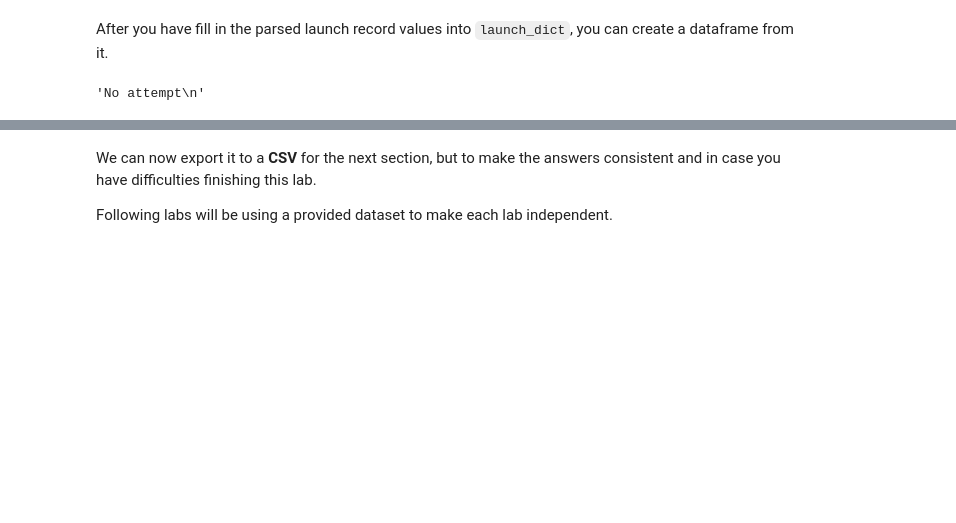
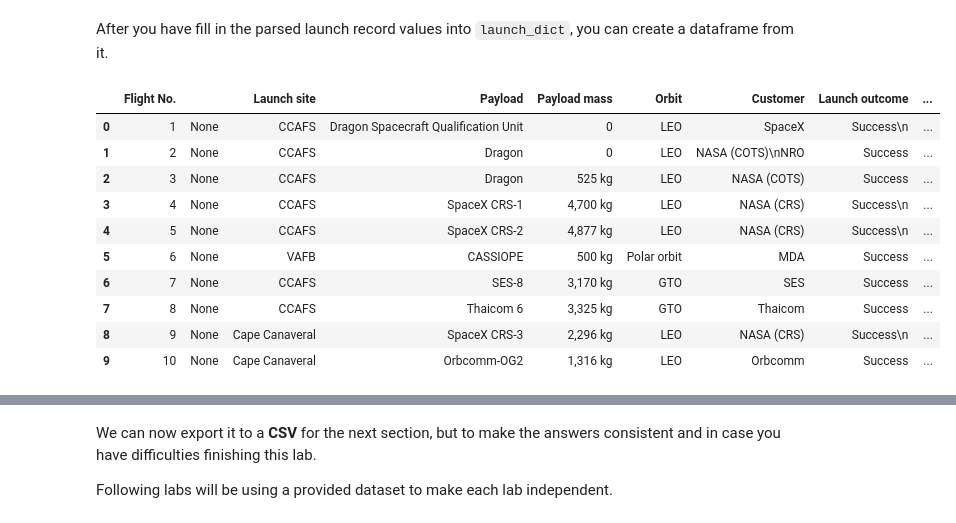
Before and after one commit to vitoraugusto1993/Coursera-courses, a Jupyter notebook: Applied Data Science Capstone/2-data-collection-with-web-scraping-lab.ipynb, the cells around one changed output, grey strips where cells are left out. Saved outputs shown, nothing was run; the diff lists cells and outputs as text; code cells hidden in the pictures; blank space fills up the shorter version.

```diff
--- a/Applied Data Science Capstone/2-data-collection-with-web-scraping-lab.ipynb
+++ b/Applied Data Science Capstone/2-data-collection-with-web-scraping-lab.ipynb
@@ -357,6 +357,16 @@ for table_number,table in enumerate(soup.find_all('table',"wikitable plainrowhea
 After you have fill in the parsed launch record values into `launch_dict`, you can create a dataframe from it.
 # %%
 df=pd.DataFrame(launch_dict)
-df.loc[2, "Booster landing"]
+df.head(10)
 # %% [output]
-'No attempt\n'
+|  | Flight No. |  | Launch site | Payload | Payload mass | Orbit | Customer | Launch outcome | ... |
+| 0 | 1 | None | CCAFS | Dragon Spacecraft Qualification Unit | 0 | LEO | SpaceX | Success\n | ... |
+| 1 | 2 | None | CCAFS | Dragon | 0 | LEO | NASA (COTS)\nNRO | Success | ... |
+| 2 | 3 | None | CCAFS | Dragon | 525 kg | LEO | NASA (COTS) | Success | ... |
+| 3 | 4 | None | CCAFS | SpaceX CRS-1 | 4,700 kg | LEO | NASA (CRS) | Success\n | ... |
+| 4 | 5 | None | CCAFS | SpaceX CRS-2 | 4,877 kg | LEO | NASA (CRS) | Success\n | ... |
+| 5 | 6 | None | VAFB | CASSIOPE | 500 kg | Polar orbit | MDA | Success | ... |
+| 6 | 7 | None | CCAFS | SES-8 | 3,170 kg | GTO | SES | Success | ... |
+| 7 | 8 | None | CCAFS | Thaicom 6 | 3,325 kg | GTO | Thaicom | Success | ... |
+| 8 | 9 | None | Cape Canaveral | SpaceX CRS-3 | 2,296 kg | LEO | NASA (CRS) | Success\n | ... |
+| 9 | 10 | None | Cape Canaveral | Orbcomm-OG2 | 1,316 kg | LEO | Orbcomm | Success | ... |
```
Also changed, not shown: parts of 2 cells of this notebook.
